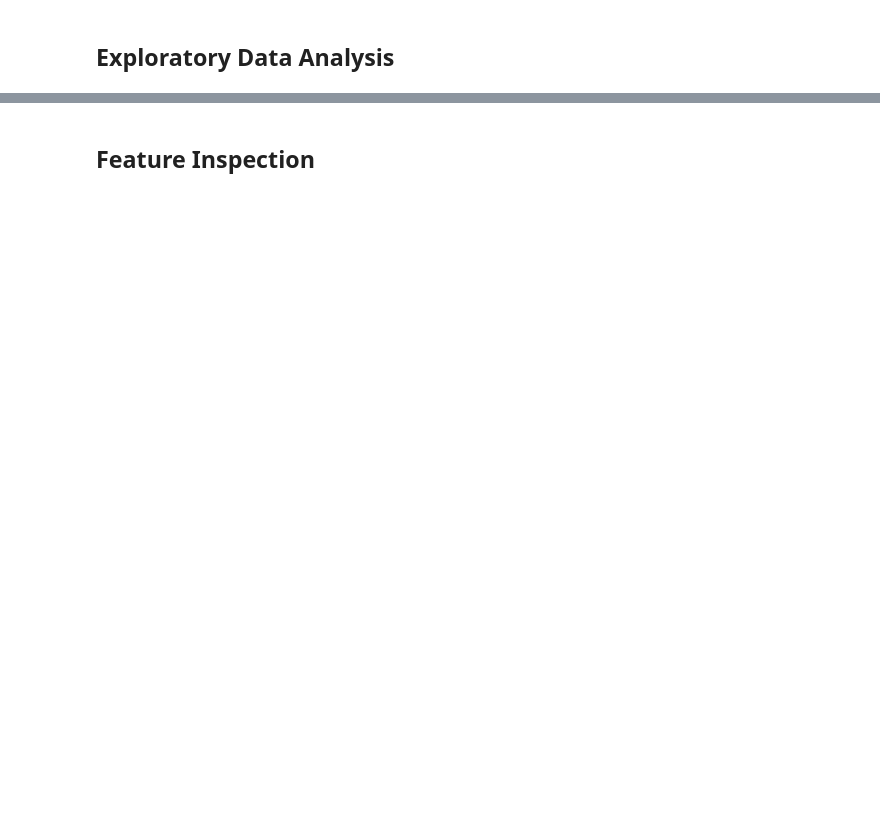
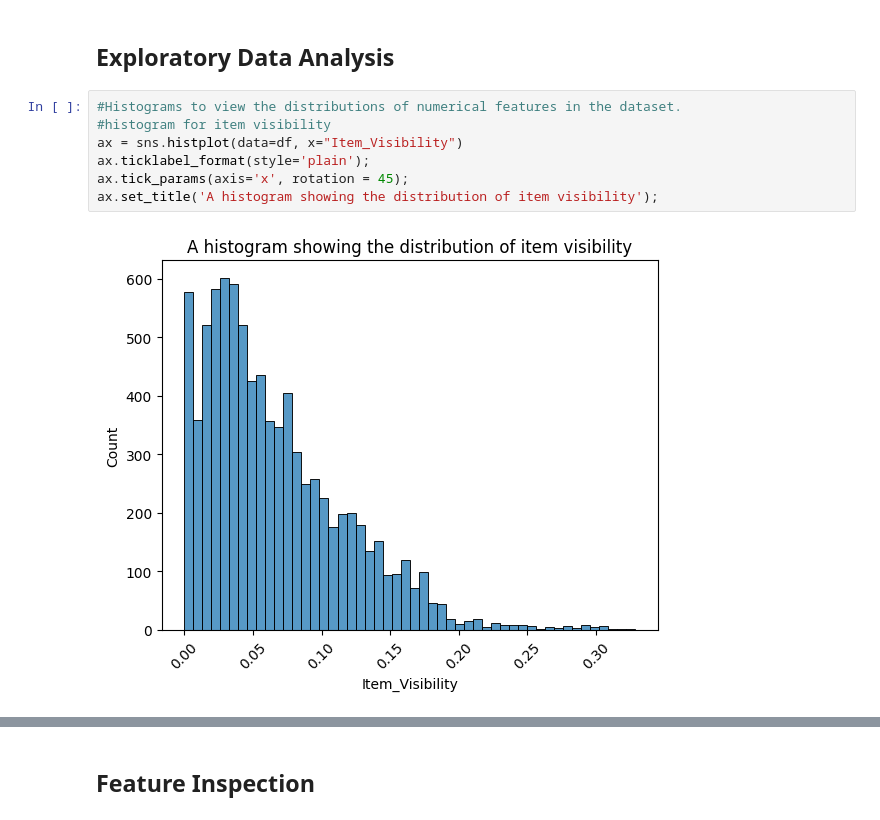
Before and after one commit to ainejerry/sales-prediction, a Jupyter notebook: sales_prediction.ipynb, the cells around one changed output, grey strips where cells are left out. Drawn from its saved outputs; the diff is of its cells as text; blank space fills up the shorter version.

```diff
--- a/sales_prediction.ipynb
+++ b/sales_prediction.ipynb
@@ -200,2 +220,11 @@ mean        2181.288914
 # %% [markdown]
 ## Exploratory Data Analysis
+# %%
+#Histograms to view the distributions of numerical features in the dataset.
+#histogram for item visibility
+ax = sns.histplot(data=df, x="Item_Visibility")
+ax.ticklabel_format(style='plain');
+ax.tick_params(axis='x', rotation = 45);
+ax.set_title('A histogram showing the distribution of item visibility');
+# %% [output]
+[figure, added]
```
Also changed, not shown: parts of 10 cells of this notebook.
